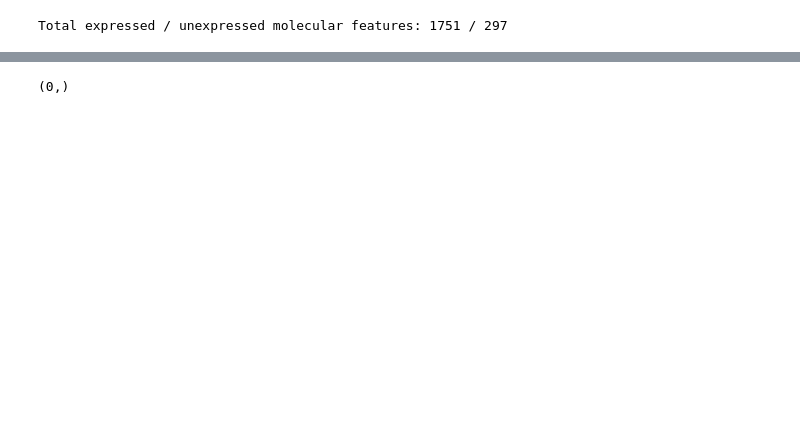
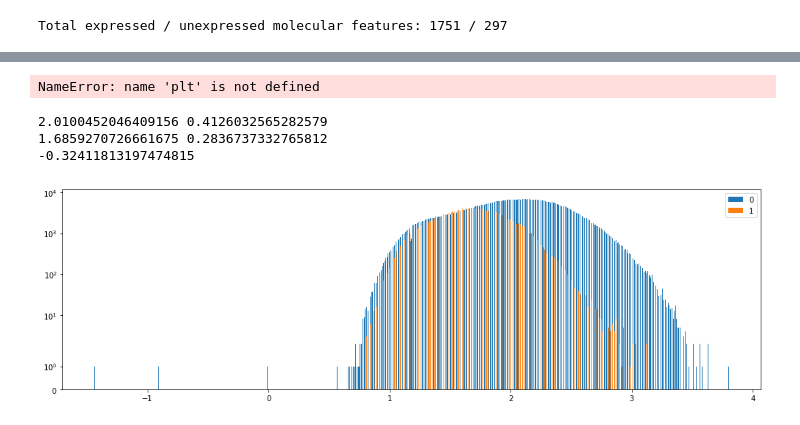
Before and after one commit to Copete/CS181_P1_AnFaXi, a Jupyter notebook: Antonio/P1_Antonio.ipynb, the cells around one changed output, grey strips where cells are left out. Drawn from its saved outputs; the diff is of its cells as text; code cells hidden in the pictures; blank space fills up the shorter version.

```diff
--- a/Antonio/P1_Antonio.ipynb
+++ b/Antonio/P1_Antonio.ipynb
@@ -1114,8 +1246,29 @@ print("Random Forest (full training set): R^2 = {}, MSE = {}".format(R2_RF_fp1,m
 # %%
 # Plot RF feature importances
 plt.figure(figsize=(17,5))
-plt.bar(range(len(RF_fp1.feature_importances_)), RF_fp1.feature_importances_)
+RF_fp1_imp = RF_fp1.feature_importances_
+imp_fp1 = np.flip(np.argsort(RF_fp1_imp),0)
+plt.hist(RF_fp1_imp,bins=np.logspace(-5,0,200))
 plt.yscale('symlog')
+plt.xscale('log')
 plt.show()
 # %% [output]
-(0,)
+NameError: name 'plt' is not defined
+# %%
+# Histogram of most important feature
+h0 = np.logical_not(X_train_fp1[:,imp_fp1[0]])
+h1 = np.logical_and(X_train_fp1[:,imp_fp1[0]],1)
+print(Y_train[h0].mean(), Y_train[h0].std())
+print(Y_train[h1].mean(), Y_train[h1].std())
+print(Y_train[h1].mean()-Y_train[h0].mean())
+plt.figure(figsize=(17,5))
+plt.hist(Y_train[h0],1000)
+plt.hist(Y_train[h1],1000)
+plt.yscale('symlog')
+plt.legend(['0','1'])
+plt.show()
+# %% [output]
+2.0100452046409156 0.4126032565282579
+1.6859270726661675 0.2836737332765812
+-0.32411813197474815
+[figure, added]
```
Also changed, not shown: parts of 19 cells of this notebook, 5 other files.
